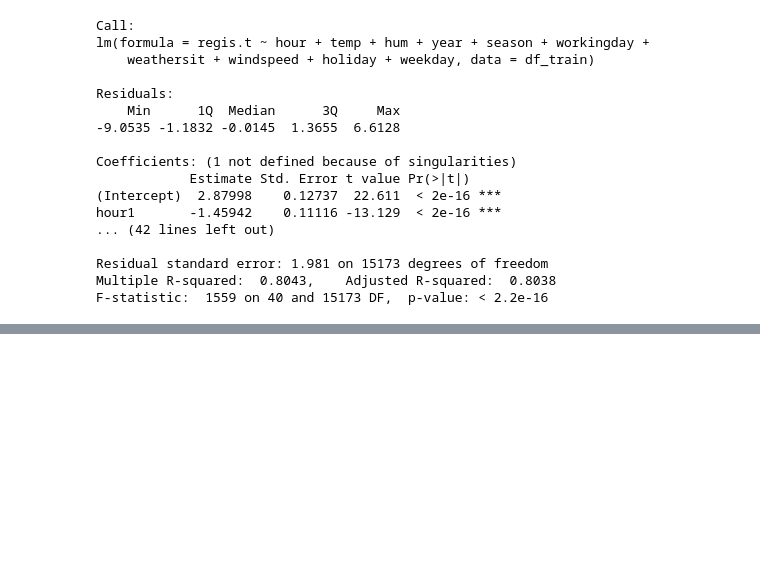
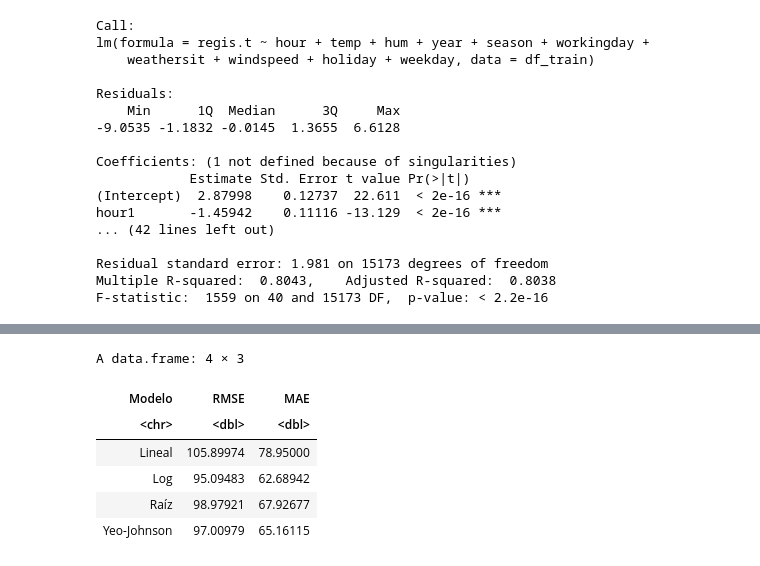
Before and after one commit to josegdotcom/Proyecto-analizis_regresion, a Jupyter notebook: Proyecto.ipynb, the cells around one changed output, grey strips where cells are left out. Cells and saved outputs as stored; diff of their text form; code cells hidden in the pictures; blank space fills up the shorter version.

```diff
--- a/Proyecto.ipynb
+++ b/Proyecto.ipynb
@@ -648,0 +685,34 @@ Tanto para `casual` como para `registered`, el **modelo que utiliza la transform
+# %%
+pred_r_lin <- predict(modelo_r_lin, newdata=df_test)
+
+# volvemos a escala original
+pred_r_log <- expm1(predict(modelo_r_log, newdata=df_test))
+
+pred_r_sqrt <- (predict(modelo_r_sqrt, newdata=df_test))^2
+
+pred_r_ys <- predict(modelo_r_ys, newdata = df_test)
+pred_r_ys <- (lambda_regis * pred_r_ys + 1)^(1 / lambda_regis) - 1
+# %%
+data.frame(
+  Modelo = c("Lineal", "Log", "Raíz", "Yeo-Johnson"),
+  RMSE = c(
+    sqrt(mean((df_test$registered - pred_r_lin)^2)),
+    sqrt(mean((df_test$registered - pred_r_log)^2)),
+    sqrt(mean((df_test$registered - pred_r_sqrt)^2)),
+    sqrt(mean((df_test$registered - pred_r_ys)^2))
+  ),
+  MAE = c(
+    mean(abs(df_test$registered - pred_r_lin)),
+    mean(abs(df_test$registered - pred_r_log)),
+    mean(abs(df_test$registered - pred_r_sqrt)),
+    mean(abs(df_test$registered - pred_r_ys))
+  )
+)
+# %% [output]
+A data.frame: 4 × 3
+| Modelo | RMSE | MAE |
+| <chr> | <dbl> | <dbl> |
+| Lineal | 105.89974 | 78.95000 |
+| Log | 95.09483 | 62.68942 |
+| Raíz | 98.97921 | 67.92677 |
+| Yeo-Johnson | 97.00979 | 65.16115 |
```
Also changed, not shown: parts of 4 cells of this notebook.
